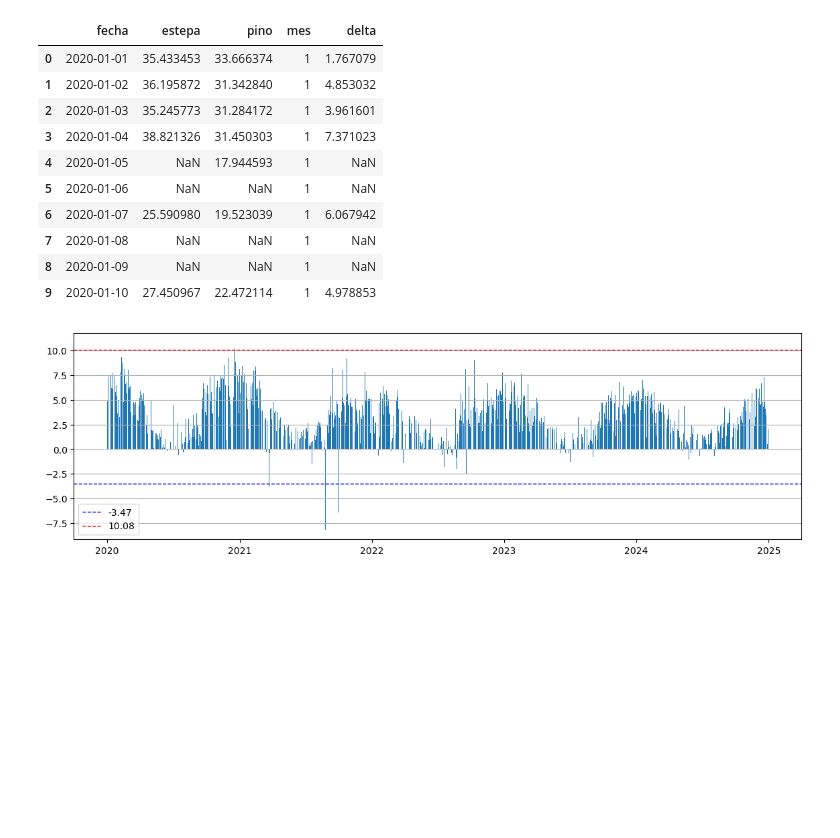
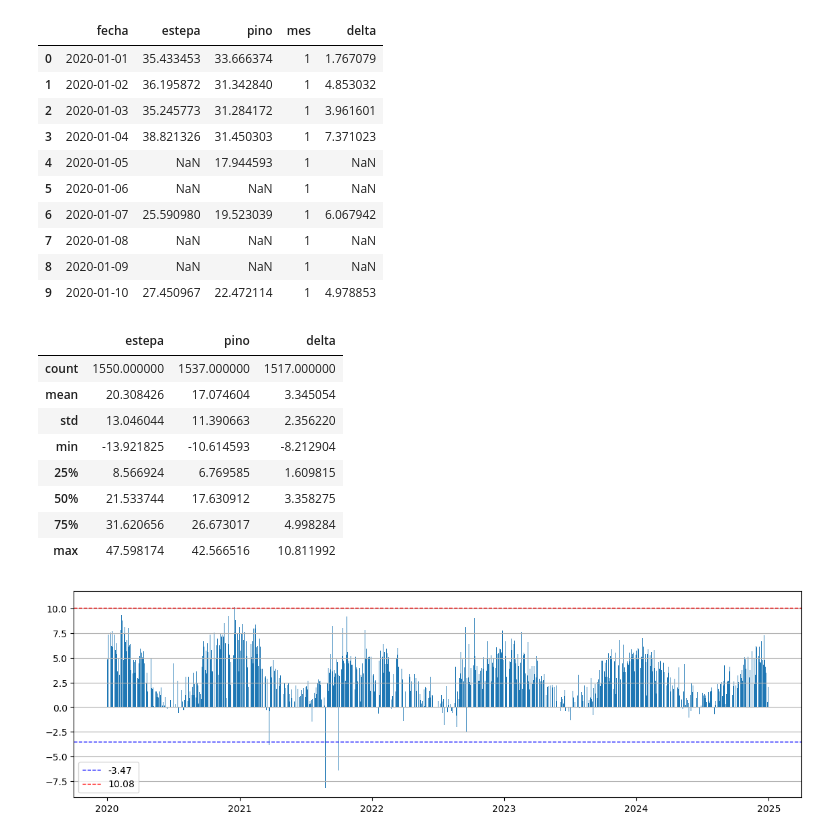
Before and after one commit to arigarmendia/TF-AST2, a Jupyter notebook: 3. Imputaciones.ipynb, the cells around one changed output. Drawn from its saved outputs; the diff is of its cells as text; code cells hidden in the pictures; blank space fills up the shorter version.

```diff
--- a/3. Imputaciones.ipynb
+++ b/3. Imputaciones.ipynb
@@ -72,6 +72,19 @@ df_dia.head(10)
 | 7 | 2020-01-08 | NaN | NaN | 1 | NaN |
 | 8 | 2020-01-09 | NaN | NaN | 1 | NaN |
 | 9 | 2020-01-10 | 27.450967 | 22.472114 | 1 | 4.978853 |
+# %%
+# Estadísticas
+df_dia[['estepa', 'pino', 'delta']].describe()
+# %% [output]
+|  | estepa | pino | delta |
+| count | 1550.000000 | 1537.000000 | 1517.000000 |
+| mean | 20.308426 | 17.074604 | 3.345054 |
+| std | 13.046044 | 11.390663 | 2.356220 |
+| min | -13.921825 | -10.614593 | -8.212904 |
+| 25% | 8.566924 | 6.769585 | 1.609815 |
+| 50% | 21.533744 | 17.630912 | 3.358275 |
+| 75% | 31.620656 | 26.673017 | 4.998284 |
+| max | 47.598174 | 42.566516 | 10.811992 |
 # %%
 plot_delta(df_dia)
 # %% [output]
```
Also changed, not shown: parts of 15 cells of this notebook, 2 other files.
